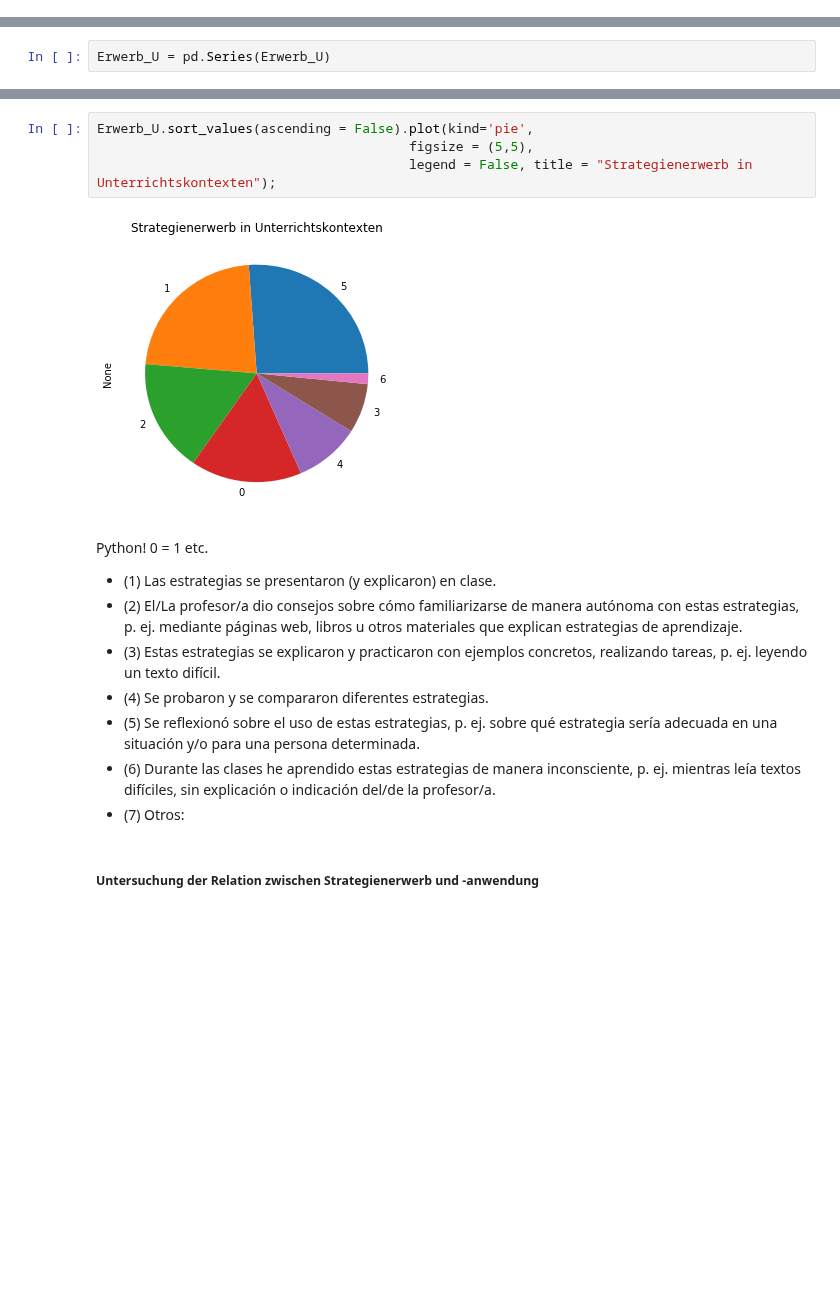
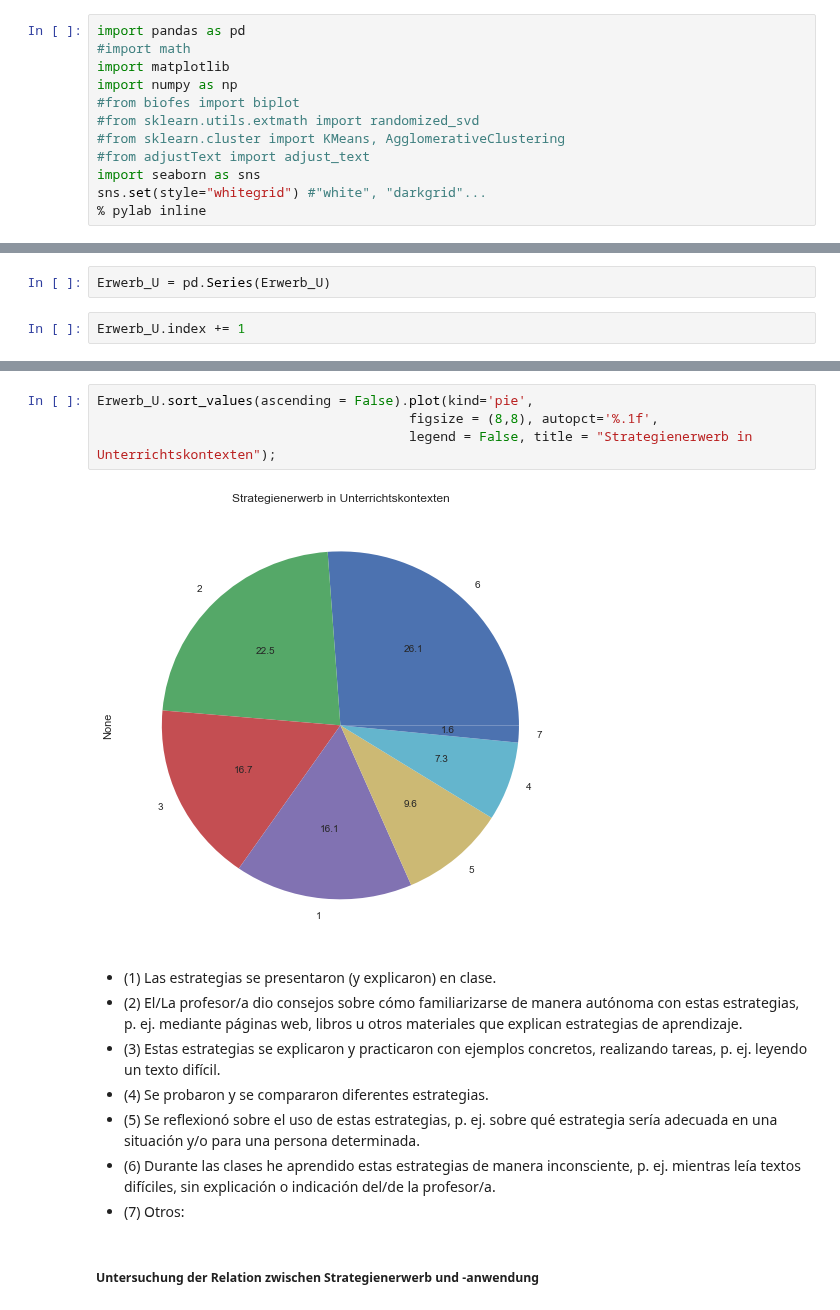
Before and after one commit to martinakienberger/Dissertation_LIS, a Jupyter notebook: Datenanalyse_Hauptstudie.ipynb, the cells around one changed output, grey strips where cells are left out. Drawn from its saved outputs; the diff is of its cells as text; blank space fills up the shorter version.

Commit message:
Grafiken, Biplot

```diff
--- a/Datenanalyse_Hauptstudie.ipynb
+++ b/Datenanalyse_Hauptstudie.ipynb
@@ -10,0 +6,12 @@ Populating the interactive namespace from numpy and matplotlib
+# %%
+import pandas as pd
+#import math
+import matplotlib
+import numpy as np
+#from biofes import biplot
+#from sklearn.utils.extmath import randomized_svd
+#from sklearn.cluster import KMeans, AgglomerativeClustering
+#from adjustText import adjust_text
+import seaborn as sns
+sns.set(style="whitegrid") #"white", "darkgrid"...
+% pylab inline
@@ -618,6 +651,8 @@ Erwerb_U
 [336, 469, 349, 153, 200, 545, 33]
 # %%
 Erwerb_U = pd.Series(Erwerb_U)
+# %%
+Erwerb_U.index += 1
 # %%
 Erwerb_U.sort_values(ascending = False)
 # %% [output]
@@ -638,12 +673,10 @@ Erwerb_U.sort_values(ascending = False).plot(kind='bar',
 # %%
 Erwerb_U.sort_values(ascending = False).plot(kind='pie',
-                                        figsize = (5,5),
+                                        figsize = (8,8), autopct='%.1f',
                                         legend = False, title = "Strategienerwerb in Unterrichtskontexten");
 # %% [output]
-[figure, old version]
+[figure, new version]
 # %% [markdown]
-Python! 0 = 1 etc.
-
 * (1)	Las estrategias se presentaron (y explicaron) en clase.
 * (2)	El/La profesor/a dio consejos sobre cómo familiarizarse de manera autónoma con estas estrategias, p. ej. mediante páginas web, libros u otros materiales que explican estrategias de aprendizaje.
 * (3)	Estas estrategias se explicaron y practicaron con ejemplos concretos, realizando tareas, p. ej. leyendo un texto difícil.
```
Also changed, not shown: parts of 42 cells of this notebook, 1 other file.
